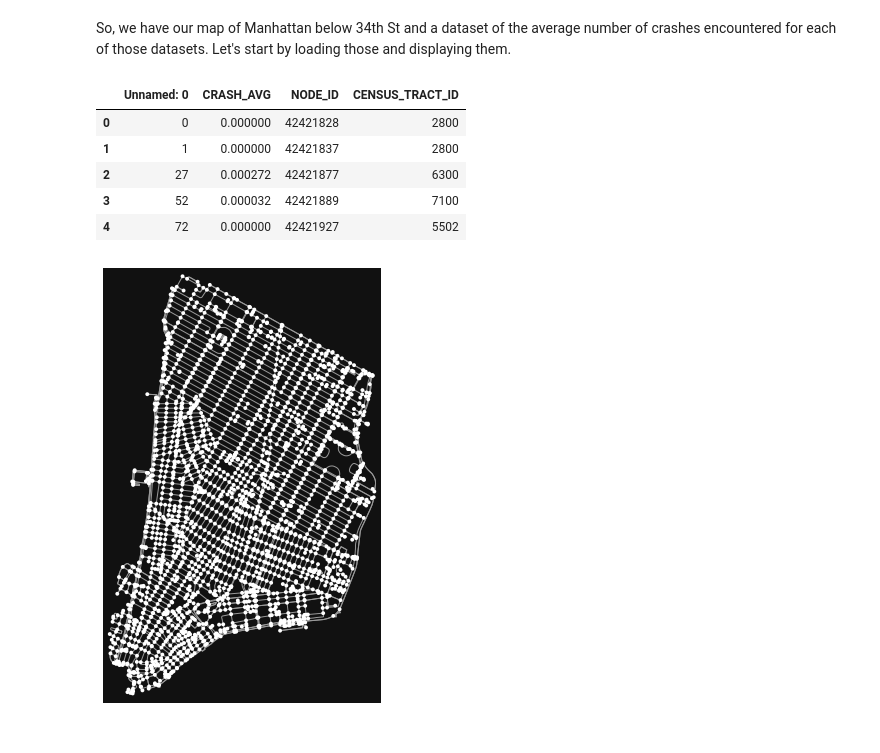
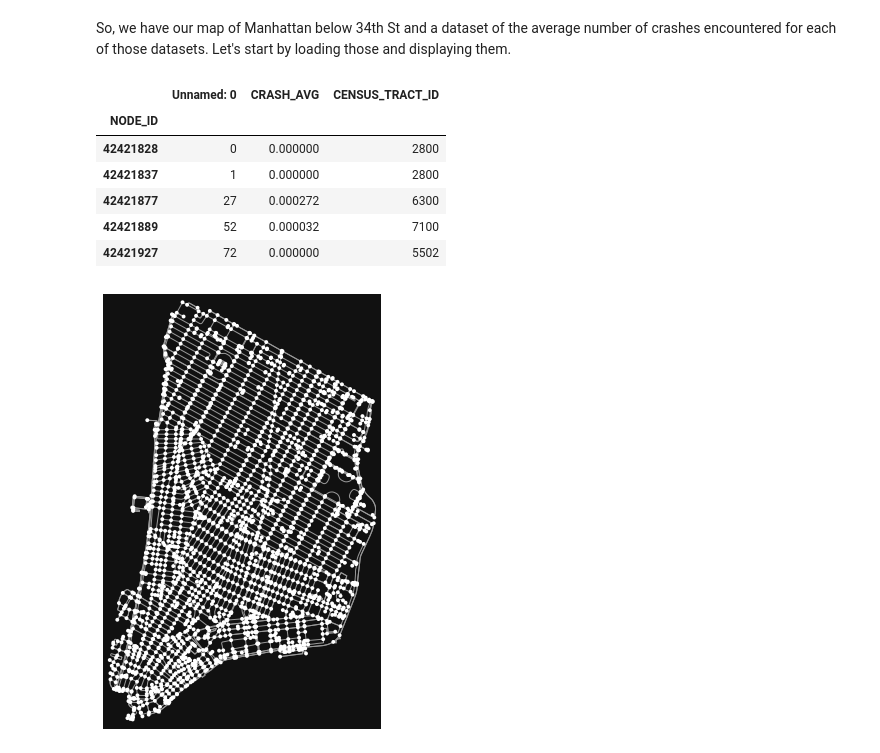
Before and after one commit to clyman23/spoke, a Jupyter notebook: notebooks/maxdumas/danger-metric-exploration.ipynb, the cells around one changed output. Cells and saved outputs as stored; diff of their text form; code cells hidden in the pictures.

```diff
--- a/notebooks/maxdumas/danger-metric-exploration.ipynb
+++ b/notebooks/maxdumas/danger-metric-exploration.ipynb
@@ -10,14 +10,16 @@ import sklearn
 So, we have our map of Manhattan below 34th St and a dataset of the average number of crashes encountered for each of those datasets. Let's start by loading those and displaying them.
 # %%
 crash_df = pd.read_csv('../../data/DUMMY_CRASH_AVG_FOR_CORRELATION_TESTS_node_id_census_tract_key.csv')
+crash_df.set_index('NODE_ID', inplace=True)
 crash_df.head()
 # %% [output]
-|  | Unnamed: 0 | CRASH_AVG | NODE_ID | CENSUS_TRACT_ID |
-| 0 | 0 | 0.000000 | 42421828 | 2800 |
-| 1 | 1 | 0.000000 | 42421837 | 2800 |
-| 2 | 27 | 0.000272 | 42421877 | 6300 |
-| 3 | 52 | 0.000032 | 42421889 | 7100 |
-| 4 | 72 | 0.000000 | 42421927 | 5502 |
+|  | Unnamed: 0 | CRASH_AVG | CENSUS_TRACT_ID |
+| NODE_ID |  |  |  |
+| 42421828 | 0 | 0.000000 | 2800 |
+| 42421837 | 1 | 0.000000 | 2800 |
+| 42421877 | 27 | 0.000272 | 6300 |
+| 42421889 | 52 | 0.000032 | 7100 |
+| 42421927 | 72 | 0.000000 | 5502 |
 # %%
 G = ox.io.load_graphml('../../data/mnh_below_34th.graphml')
 ox.plot_graph(G)
```
Also changed, not shown: parts of 12 cells of this notebook, 1 other file.
